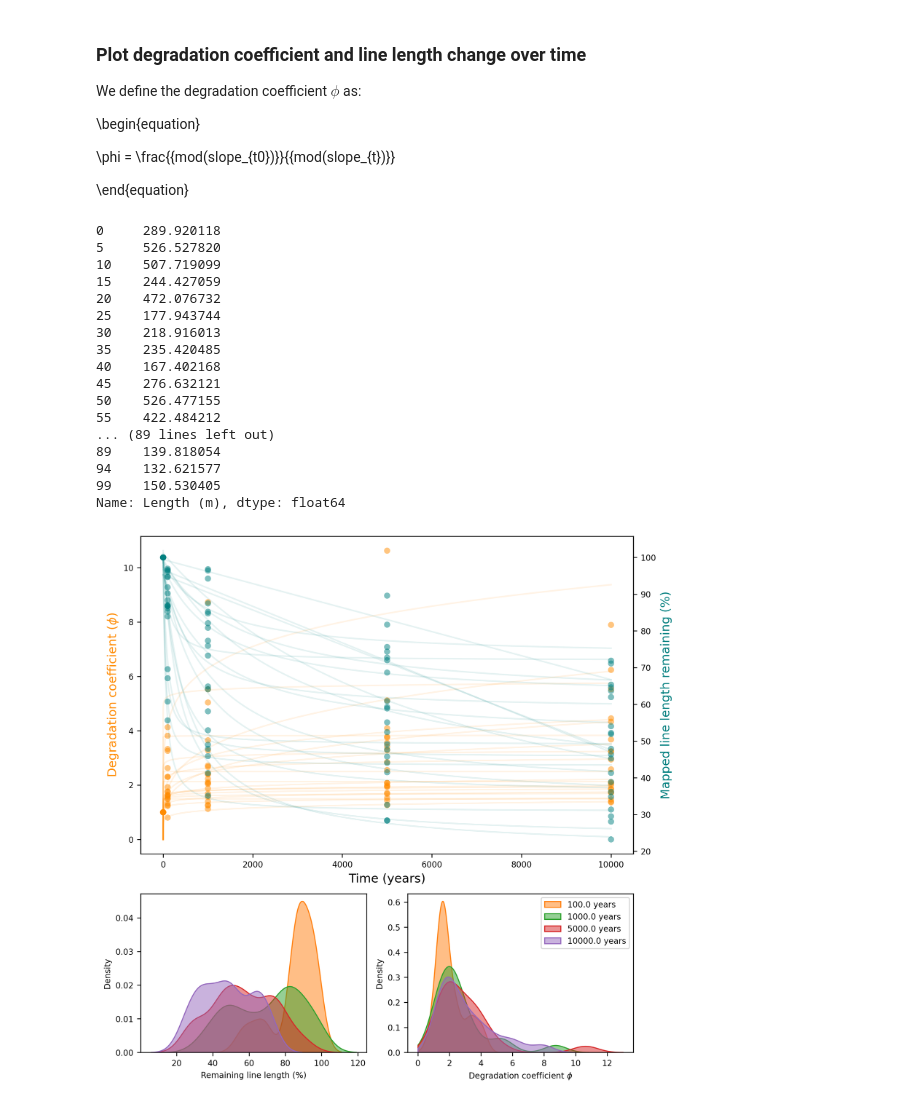
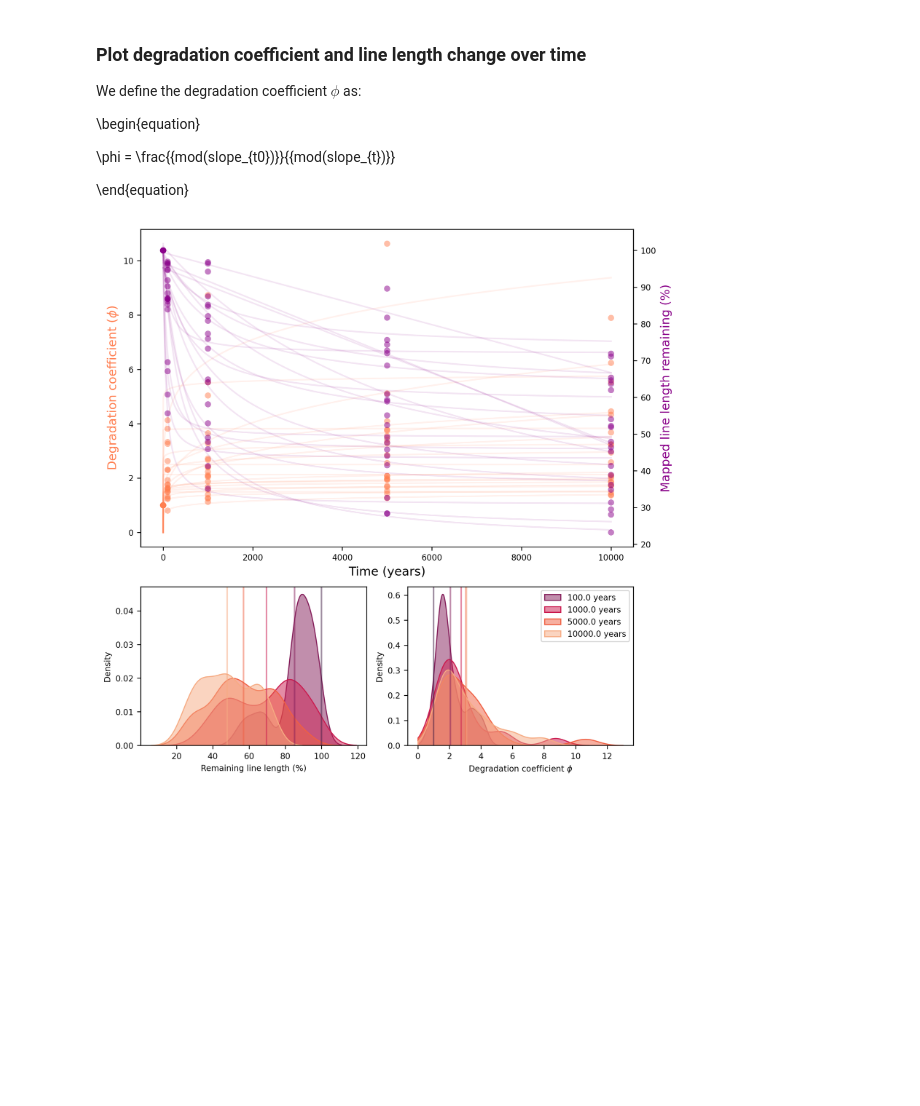
Before and after one commit to absrp/landscape_evolution_PFDHA, a Jupyter notebook: degradation_coefficient_length_evolution_comparison.ipynb, the cells around one changed output. Saved outputs shown, nothing was run; the diff lists cells and outputs as text; code cells hidden in the pictures; blank space fills up the shorter version.

Commit message:
plots mean on pdf plots

```diff
--- a/degradation_coefficient_length_evolution_comparison.ipynb
+++ b/degradation_coefficient_length_evolution_comparison.ipynb
@@ -57,63 +54,51 @@ ax_big = fig.add_subplot(gs[0, :])
 ax_small1 = fig.add_subplot(gs[1, 0])
 ax_small2 = fig.add_subplot(gs[1, 1])
 
-
 ax2 = ax_big.twinx()
 
 # plot both degradation coefficient and % length remaining over time
 for name, group in grouped:
-    ax_big.scatter(group['Time (years)'], group['Degradation coefficient'],c='darkorange',alpha=0.5,edgecolor='none')
+    ax_big.scatter(group['Time (years)'], group['Degradation coefficient'],c='coral',alpha=0.5,edgecolor='none')
     normalized_length = group['Length (m)'] / group['Length (m)'].iloc[0]
-    ax2.scatter(group['Time (years)'], normalized_length*100, c='teal',alpha=0.5,edgecolor='none')
+    ax2.scatter(group['Time (years)'], normalized_length*100, c='darkmagenta',alpha=0.5,edgecolor='none')
 
     popt_deg, pcov_deg = curve_fit(utils.func_deg_coeff, group['Time (years)'], group['Degradation coefficient'])
     popt_line, pcov_line= curve_fit(utils.func_line_length, group['Time (years)'], normalized_length)
 
     x = np.linspace(min(group['Time (years)']),max(group['Time (years)']),10000)
 
-    ax_big.plot(x,utils.func_deg_coeff(x, *popt_deg),color='darkorange',alpha=0.1)
-    ax2.plot(x,utils.func_line_length(x, *popt_line)*100,color='teal',alpha=0.1)
-    ax_big.set_ylabel('Degradation coefficient ($\phi$)',c='darkorange',fontsize=12)
+    ax_big.plot(x,utils.func_deg_coeff(x, *popt_deg),color='coral',alpha=0.1)
+    ax2.plot(x,utils.func_line_length(x, *popt_line)*100,color='darkmagenta',alpha=0.1)
+    ax_big.set_ylabel('Degradation coefficient ($\phi$)',c='coral',fontsize=12)
     ax_big.set_xlabel('Time (years)',fontsize=12)
-    ax2.set_ylabel('Mapped line length remaining (%)',c='teal',fontsize=12)
+    ax2.set_ylabel('Mapped line length remaining (%)',c='darkmagenta',fontsize=12)
 
 # saving normalized length
 length_at_time_zero = data[data['Time (years)'] == 0.0].set_index('DEM ID')['Length (m)'].to_dict()
 
 def normalize_length(row):
     return row['Length (m)'] / length_at_time_zero[row['DEM ID']]
 
 data['Normalized length'] = data.apply(normalize_length, axis=1)
 
 
 # plot distribution of length remaining over time and degradation coefficient over time
 grouped = data.groupby('Time (years)')
-for key,group in grouped:
-    print(group['Length (m)'])
-    sns.kdeplot(group['Normalized length'] * 100, ax=ax_small1, label=f'{key} years', fill=True, alpha=0.5, clip=(1e-5, None),bw_adjust=0.7)
-    sns.kdeplot(group['Degradation coefficient'], ax=ax_small2, label=f'{key} years', fill=True, alpha=0.5, clip=(1e-5, None),bw_adjust=0.7)
+palette = sns.color_palette('rocket', len(grouped))
+
+for i, (key, group) in enumerate(grouped):
+    color = palette[i]
+    sns.kdeplot(group['Normalized length'] * 100, ax=ax_small1, label=f'{key} years', fill=True, alpha=0.5, clip=(1e-5, None), bw_adjust=0.7, color=color)
+    ax_small1.axvline(np.mean(group['Normalized length'] * 100), alpha=0.5, color=color)
+
+    sns.kdeplot(group['Degradation coefficient'], ax=ax_small2, label=f'{key} years', fill=True, alpha=0.5, clip=(1e-5, None), bw_adjust=0.7, color=color)
+    ax_small2.axvline(np.mean(group['Degradation coefficient']), alpha=0.5, color=color)
 
 ax_small1.set_xlabel('Remaining line length (%)')
 ax_small2.set_xlabel(f'Degradation coefficient $\phi$')
 ax_small2.legend()
 
+
 plt.tight_layout()
 # %% [output]
-0     289.920118
-5     526.527820
-10    507.719099
-15    244.427059
-20    472.076732
-25    177.943744
-30    218.916013
-35    235.420485
-40    167.402168
-45    276.632121
-50    526.477155
-55    422.484212
-... (89 lines left out)
-89    139.818054
-94    132.621577
-99    150.530405
-Name: Length (m), dtype: float64
-[figure, old version]
+[figure, new version]
```
Also changed, not shown: parts of 1 cell of this notebook.
